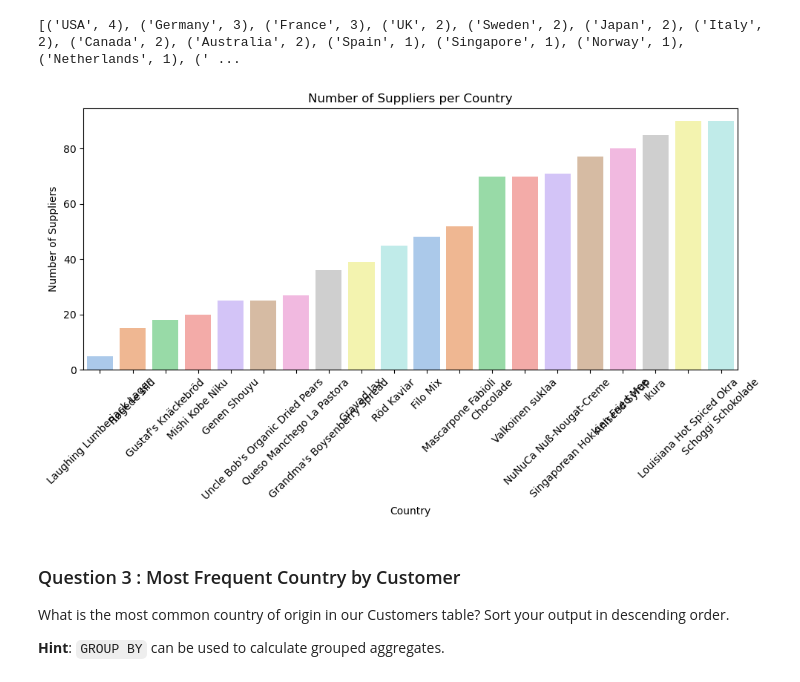
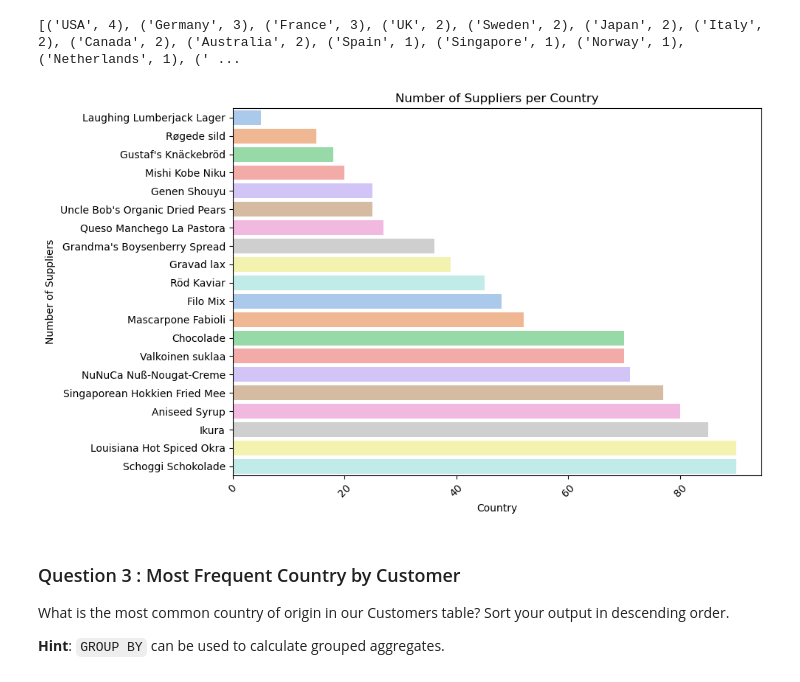
Before and after one commit to NadyaT-hub/Ad-Hoc-Food-Report, a Jupyter notebook: adhoc-sql/adhoc_report.ipynb, the cells around one changed output. Saved outputs shown, nothing was run; the diff lists cells and outputs as text; code cells hidden in the pictures.

```diff
--- a/adhoc-sql/adhoc_report.ipynb
+++ b/adhoc-sql/adhoc_report.ipynb
@@ -57,19 +57,19 @@ print(rows)
 # %%
 # TODO: Convert your list of tuples to a dataframe
 df = pd.DataFrame(rows, columns=['Country', 'Supplier_Count'])
 
 # TODO: Generate a visualization on this dataframe
 plt.figure(figsize=(10,6))
-sns.barplot(x='Supplier', y='Supplier_Count', data=df, hue='Country', legend=False, palette='pastel')
+sns.barplot(x='Supplier_Count', y='Country', data=df, hue='Country', legend=False, palette='pastel')
 
 plt.title('Number of Suppliers per Country')
 plt.xlabel('Country')
 plt.ylabel('Number of Suppliers')
 plt.xticks(rotation=45)
 plt.tight_layout()
 plt.show()
 # %% [output]
-[figure, old version]
+[figure, new version]
 # %% [markdown]
 ### Question 3 : Most Frequent Country by Customer
 
```
